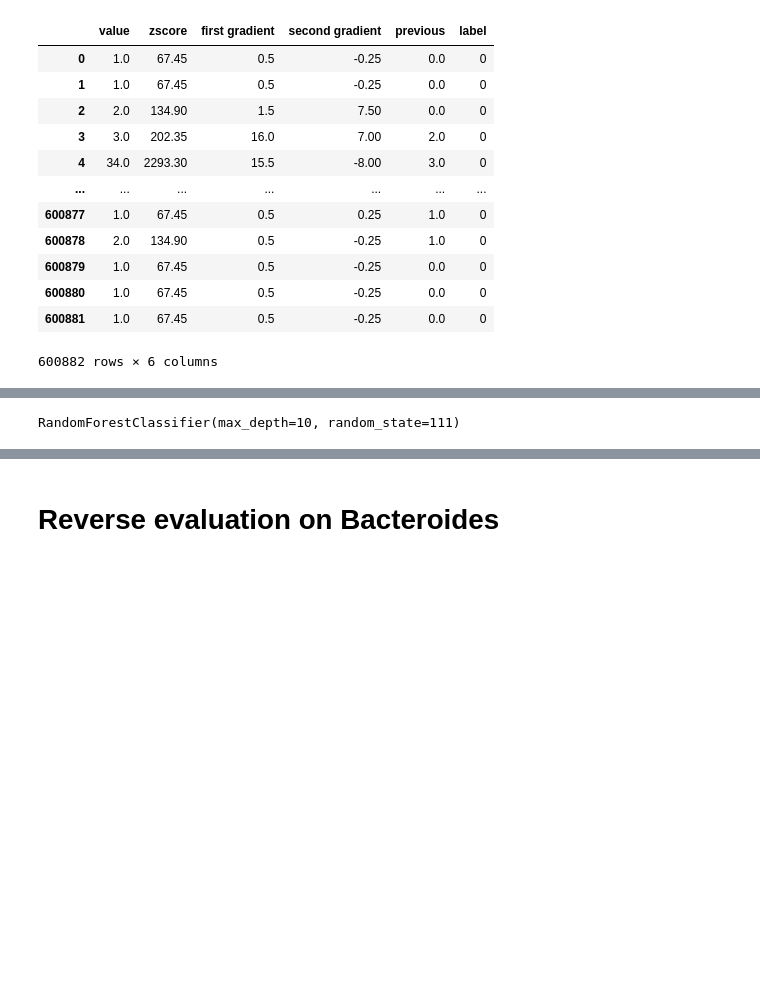
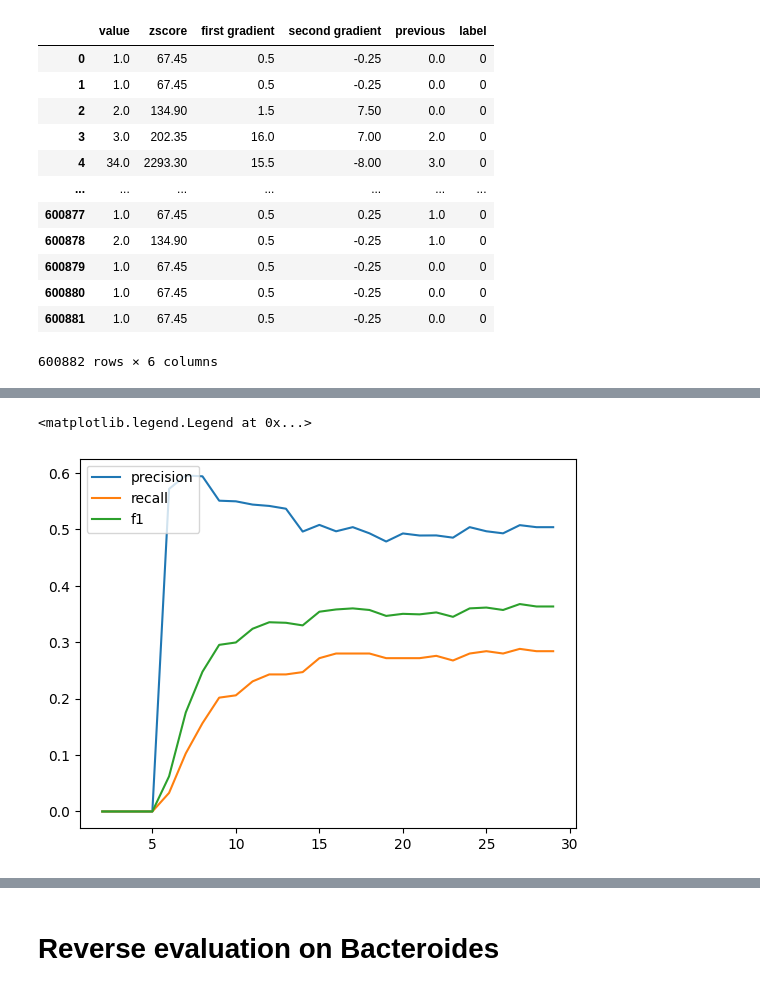
Before and after one commit to Integrative-Transcriptomics/tss-prediction-comparison, a Jupyter notebook: model_training/Model_Training.ipynb, the cells around one changed output, grey strips where cells are left out. Drawn from its saved outputs; the diff is of its cells as text; code cells hidden in the pictures; blank space fills up the shorter version.

Commit message:
Update Model Training

```diff
--- a/model_training/Model_Training.ipynb
+++ b/model_training/Model_Training.ipynb
@@ -87,10 +96,10 @@ for condition in conditions:
     truth_indices = tss_truth[condition]
 
     labels = []
-    for index in df_fordward[condition].index.values:
+    for index in df_fordward[condition][0].index.values:
         if(index in truth_indices):
             labels += [1]
         else:
             labels += [0]
-    df_fordward[condition]["label"] = labels
+    df_fordward[condition][0]["label"] = labels
 # %%
@@ -142,6 +155,14 @@ from sklearn.ensemble import RandomForestClassifier
+# %%
+scores_precision = []
+scores_recall = []
+scores_f1 = []
 # %%
-clf = RandomForestClassifier(max_depth=10, random_state=111)
+
+for depth in range(2, 30):
+
+    clf = RandomForestClassifier(max_depth=depth, random_state=111)
+    clf.fit(X_train, y_train)
+    y_pred = clf.predict(X_test)
+    scores_precision += [precision_score(y_test, y_pred)]
+    scores_recall += [recall_score(y_test, y_pred)]
+    scores_f1 += [f1_score(y_test, y_pred)]
-# %%
-clf.fit(X_train, y_train)
-# %% [output]
-RandomForestClassifier(max_depth=10, random_state=111)
@@ -151,0 +169,8 @@ from sklearn.metrics import accuracy_score, precision_score, recall_score, confu
+# %%
+plt.plot(range(2,30), scores_precision,  label="precision")
+plt.plot(range(2,30), scores_recall , label="recall")
+plt.plot(range(2,30), scores_f1 , label="f1")
+plt.legend(loc="upper left")
+# %% [output]
+<matplotlib.legend.Legend at 0x...>
+[figure, added]
```
Also changed, not shown: parts of 33 cells of this notebook.
